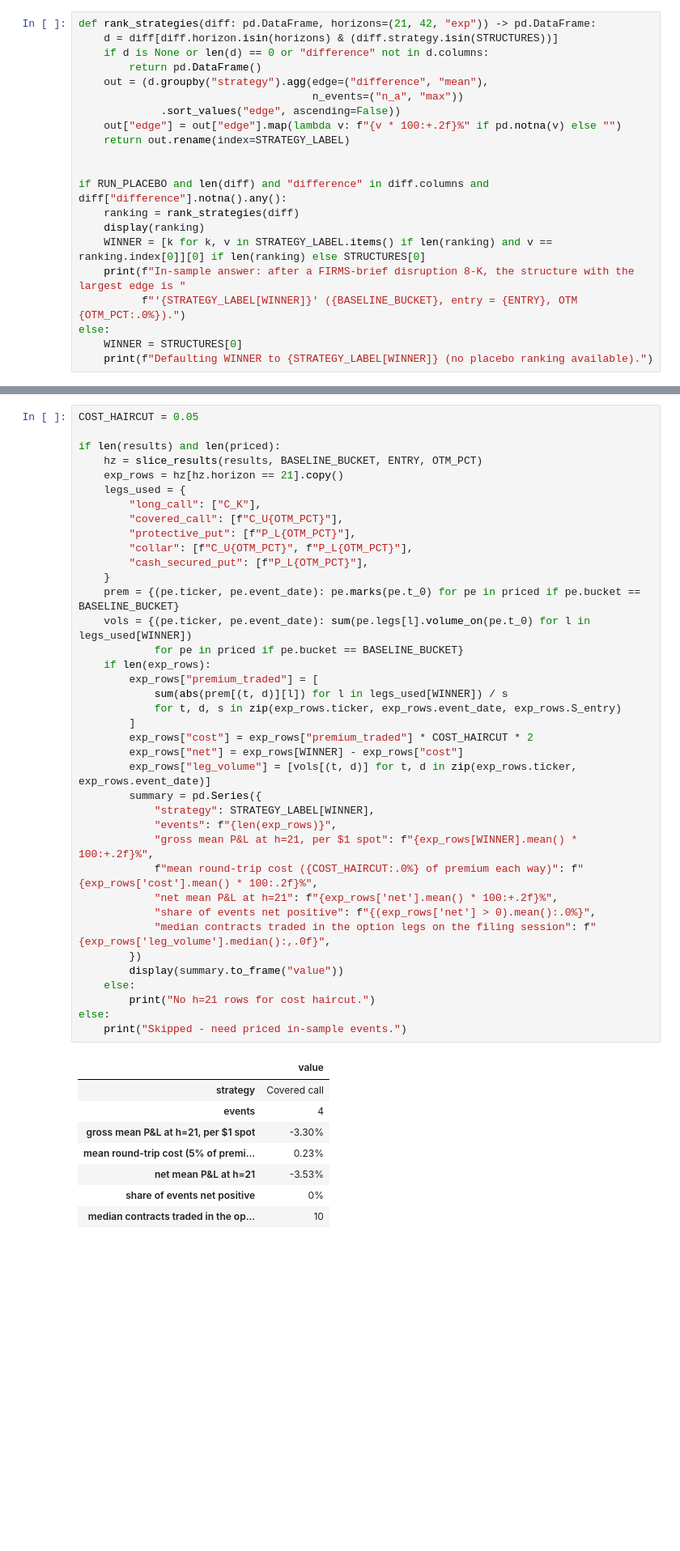
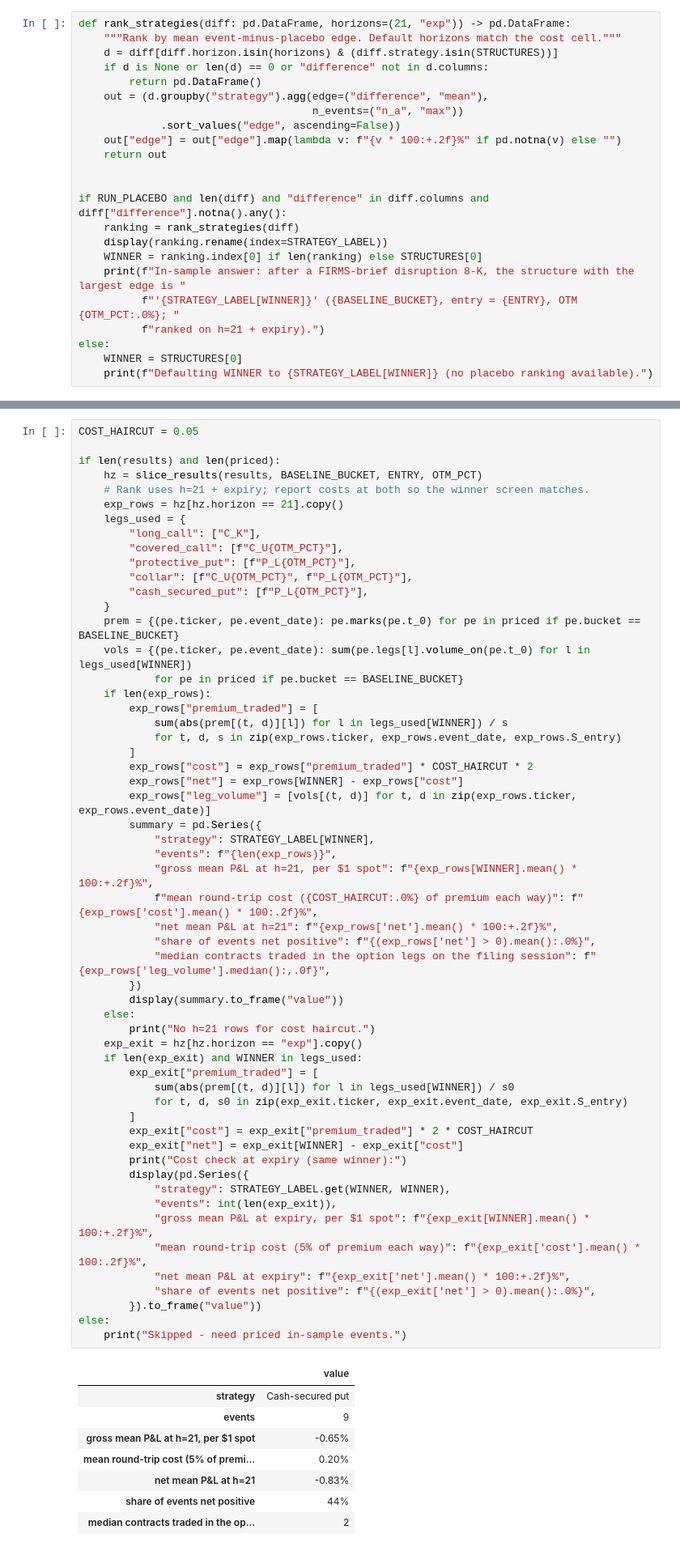
Before and after one commit to lalitboyapati/GQHacks, a Jupyter notebook: massive/gqh-massive-8k-starter/physical-facility-disruption-options-challenge.ipynb, the cells around one changed output, grey strips where cells are left out. Shown at 81% size. Drawn from its saved outputs; the diff is of its cells as text; blank space fills up the shorter version.

```diff
--- a/massive/gqh-massive-8k-starter/physical-facility-disruption-options-challenge.ipynb
+++ b/massive/gqh-massive-8k-starter/physical-facility-disruption-options-challenge.ipynb
@@ -1257,7 +1259,8 @@ Events minus ordinary days, mean P&L per $1 spot. * = CI on the difference exclu
 `rank_strategies` orders `STRUCTURES` by event-minus-placebo edge, averaged over the
 21-session, 42-session and expiry horizons of the headline bucket.
 # %%
-def rank_strategies(diff: pd.DataFrame, horizons=(21, 42, "exp")) -> pd.DataFrame:
+def rank_strategies(diff: pd.DataFrame, horizons=(21, "exp")) -> pd.DataFrame:
+    """Rank by mean event-minus-placebo edge. Default horizons match the cost cell."""
     d = diff[diff.horizon.isin(horizons) & (diff.strategy.isin(STRUCTURES))]
     if d is None or len(d) == 0 or "difference" not in d.columns:
         return pd.DataFrame()
@@ -1265,15 +1268,16 @@ def rank_strategies(diff: pd.DataFrame, horizons=(21, 42, "exp")) -> pd.DataFram
                                      n_events=("n_a", "max"))
              .sort_values("edge", ascending=False))
     out["edge"] = out["edge"].map(lambda v: f"{v * 100:+.2f}%" if pd.notna(v) else "")
-    return out.rename(index=STRATEGY_LABEL)
+    return out
 
 
 if RUN_PLACEBO and len(diff) and "difference" in diff.columns and diff["difference"].notna().any():
     ranking = rank_strategies(diff)
-    display(ranking)
-    WINNER = [k for k, v in STRATEGY_LABEL.items() if len(ranking) and v == ranking.index[0]][0] if len(ranking) else STRUCTURES[0]
+    display(ranking.rename(index=STRATEGY_LABEL))
+    WINNER = ranking.index[0] if len(ranking) else STRUCTURES[0]
     print(f"In-sample answer: after a FIRMS-brief disruption 8-K, the structure with the largest edge is "
-          f"'{STRATEGY_LABEL[WINNER]}' ({BASELINE_BUCKET}, entry = {ENTRY}, OTM {OTM_PCT:.0%}).")
+          f"'{STRATEGY_LABEL[WINNER]}' ({BASELINE_BUCKET}, entry = {ENTRY}, OTM {OTM_PCT:.0%}; "
+          f"ranked on h=21 + expiry).")
 else:
     WINNER = STRUCTURES[0]
     print(f"Defaulting WINNER to {STRATEGY_LABEL[WINNER]} (no placebo ranking available).")
@@ -1552,6 +1558,7 @@ COST_HAIRCUT = 0.05
 
 if len(results) and len(priced):
     hz = slice_results(results, BASELINE_BUCKET, ENTRY, OTM_PCT)
+    # Rank uses h=21 + expiry; report costs at both so the winner screen matches.
     exp_rows = hz[hz.horizon == 21].copy()
     legs_used = {
         "long_call": ["C_K"],
@@ -1560,37 +1567,54 @@ if len(results) and len(priced):
         "collar": [f"C_U{OTM_PCT}", f"P_L{OTM_PCT}"],
         "cash_secured_put": [f"P_L{OTM_PCT}"],
     }
     prem = {(pe.ticker, pe.event_date): pe.marks(pe.t_0) for pe in priced if pe.bucket == BASELINE_BUCKET}
     vols = {(pe.ticker, pe.event_date): sum(pe.legs[l].volume_on(pe.t_0) for l in legs_used[WINNER])
             for pe in priced if pe.bucket == BASELINE_BUCKET}
     if len(exp_rows):
         exp_rows["premium_traded"] = [
             sum(abs(prem[(t, d)][l]) for l in legs_used[WINNER]) / s
             for t, d, s in zip(exp_rows.ticker, exp_rows.event_date, exp_rows.S_entry)
         ]
         exp_rows["cost"] = exp_rows["premium_traded"] * COST_HAIRCUT * 2
         exp_rows["net"] = exp_rows[WINNER] - exp_rows["cost"]
         exp_rows["leg_volume"] = [vols[(t, d)] for t, d in zip(exp_rows.ticker, exp_rows.event_date)]
         summary = pd.Series({
             "strategy": STRATEGY_LABEL[WINNER],
             "events": f"{len(exp_rows)}",
             "gross mean P&L at h=21, per $1 spot": f"{exp_rows[WINNER].mean() * 100:+.2f}%",
             f"mean round-trip cost ({COST_HAIRCUT:.0%} of premium each way)": f"{exp_rows['cost'].mean() * 100:.2f}%",
             "net mean P&L at h=21": f"{exp_rows['net'].mean() * 100:+.2f}%",
             "share of events net positive": f"{(exp_rows['net'] > 0).mean():.0%}",
             "median contracts traded in the option legs on the filing session": f"{exp_rows['leg_volume'].median():,.0f}",
         })
         display(summary.to_frame("value"))
     else:
         print("No h=21 rows for cost haircut.")
+    exp_exit = hz[hz.horizon == "exp"].copy()
+    if len(exp_exit) and WINNER in legs_used:
+        exp_exit["premium_traded"] = [
+            sum(abs(prem[(t, d)][l]) for l in legs_used[WINNER]) / s0
+            for t, d, s0 in zip(exp_exit.ticker, exp_exit.event_date, exp_exit.S_entry)
+        ]
+        exp_exit["cost"] = exp_exit["premium_traded"] * 2 * COST_HAIRCUT
+        exp_exit["net"] = exp_exit[WINNER] - exp_exit["cost"]
+        print("Cost check at expiry (same winner):")
+        display(pd.Series({
+            "strategy": STRATEGY_LABEL.get(WINNER, WINNER),
+            "events": int(len(exp_exit)),
+            "gross mean P&L at expiry, per $1 spot": f"{exp_exit[WINNER].mean() * 100:+.2f}%",
+            "mean round-trip cost (5% of premium each way)": f"{exp_exit['cost'].mean() * 100:.2f}%",
+            "net mean P&L at expiry": f"{exp_exit['net'].mean() * 100:+.2f}%",
+            "share of events net positive": f"{(exp_exit['net'] > 0).mean():.0%}",
+        }).to_frame("value"))
 else:
     print("Skipped - need priced in-sample events.")
 # %% [output]
 |  | value |
-| strategy | Covered call |
-| events | 4 |
-| gross mean P&L at h=21, per $1 spot | -3.30% |
-| mean round-trip cost (5% of premi... | 0.23% |
-| net mean P&L at h=21 | -3.53% |
-| share of events net positive | 0% |
-| median contracts traded in the op... | 10 |
+| strategy | Cash-secured put |
+| events | 9 |
+| gross mean P&L at h=21, per $1 spot | -0.65% |
+| mean round-trip cost (5% of premi... | 0.20% |
+| net mean P&L at h=21 | -0.83% |
+| share of events net positive | 44% |
+| median contracts traded in the op... | 2 |
```
Also changed, not shown: parts of 13 cells of this notebook, 9 other files.
